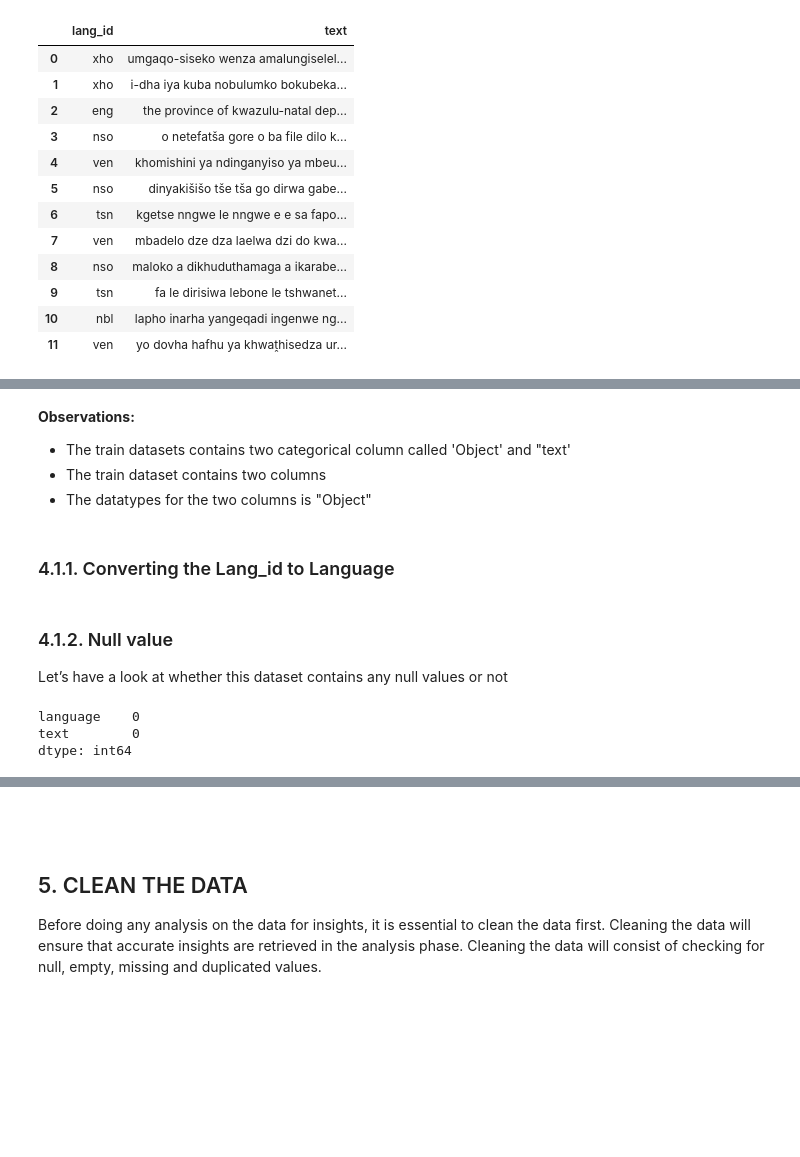
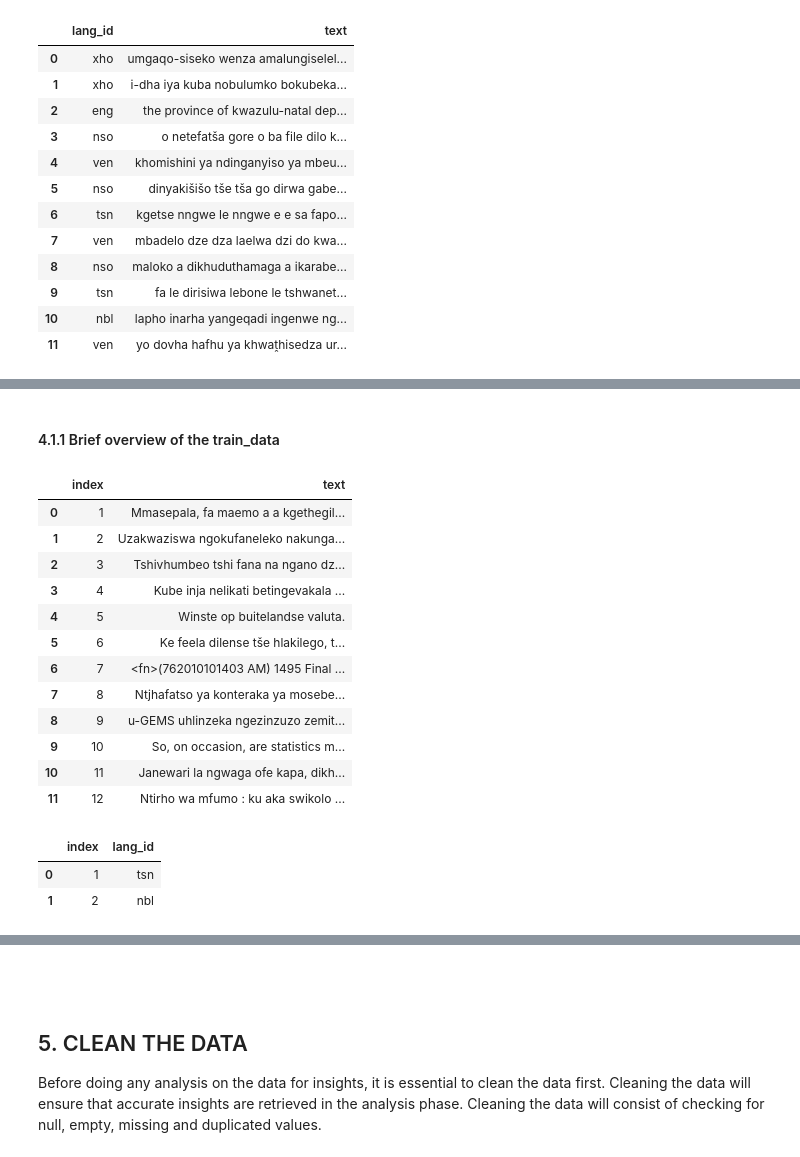
Before and after one commit to kingjohn4/Language-Identification-Challenge, a Jupyter notebook: Language-Identification-Challenge.ipynb, the cells around one changed output, grey strips where cells are left out. Drawn from its saved outputs; the diff is of its cells as text; code cells hidden in the pictures; blank space fills up the shorter version.

```diff
--- a/Language-Identification-Challenge.ipynb
+++ b/Language-Identification-Challenge.ipynb
@@ -209,7 +190,2 @@ memory usage: 515.8+ KB
-# %% [markdown]
-**Observations:**
-* The train datasets contains two categorical column called 'Object' and "text'
-* The train dataset contains two columns
-* The datatypes for the two columns is "Object"
 # %% [markdown]
-### 4.1.1. Converting the Lang_id to Language
+#### 4.1.1 Brief overview of the train_data
@@ -219,9 +192,25 @@ df_test.rename(columns = {'text':'message'}, inplace = True)
-# %% [markdown]
-### 4.1.2. Null value
-Let’s have a look at whether this dataset contains any null values or not
-# %%
-df_train.isnull().sum()
-# %% [output]
-language    0
-text        0
-dtype: int64
+# %%
+
+# Train data:
+
+df_test.head(12)
+# %% [output]
+|  | index | text |
+| 0 | 1 | Mmasepala, fa maemo a a kgethegil... |
+| 1 | 2 | Uzakwaziswa ngokufaneleko nakunga... |
+| 2 | 3 | Tshivhumbeo tshi fana na ngano dz... |
+| 3 | 4 | Kube inja nelikati betingevakala ... |
+| 4 | 5 | Winste op buitelandse valuta. |
+| 5 | 6 | Ke feela dilense tše hlakilego, t... |
+| 6 | 7 | <fn>(762010101403 AM) 1495 Final ... |
+| 7 | 8 | Ntjhafatso ya konteraka ya mosebe... |
+| 8 | 9 | u-GEMS uhlinzeka ngezinzuzo zemit... |
+| 9 | 10 | So, on occasion, are statistics m... |
+| 10 | 11 | Janewari la ngwaga ofe kapa, dikh... |
+| 11 | 12 | Ntirho wa mfumo : ku aka swikolo ... |
+# %%
+sample_submission.head()
+# %% [output]
+|  | index | lang_id |
+| 0 | 1 | tsn |
+| 1 | 2 | nbl |
```
Also changed, not shown: parts of 40 cells of this notebook.
